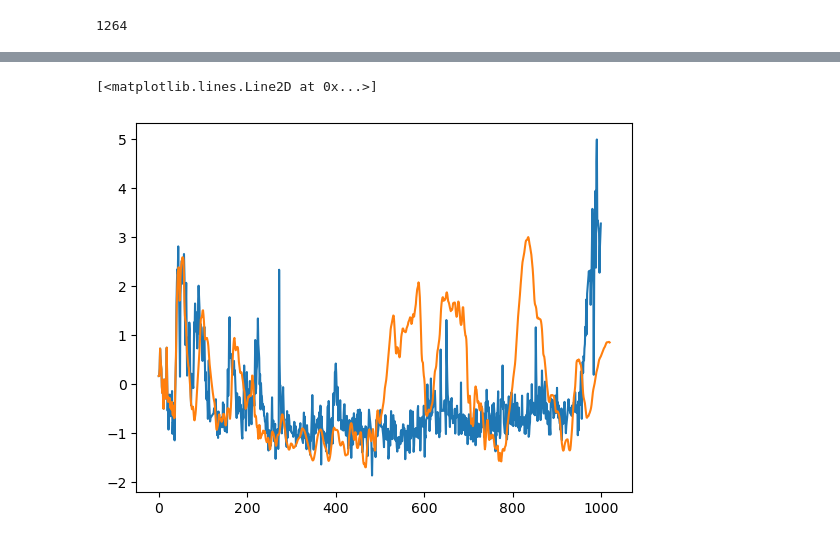
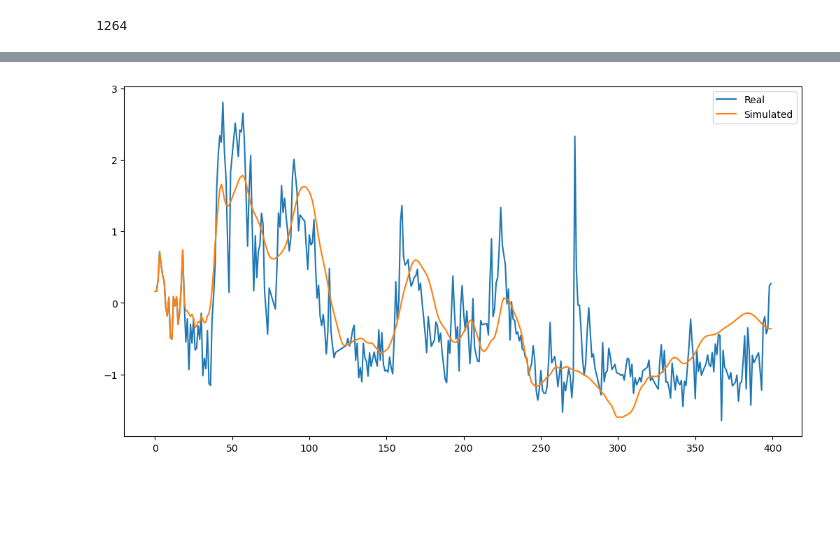
Before and after one commit to BenThrelfall/the_worm_machine, a Jupyter notebook: standard.ipynb, the cells around one changed output, grey strips where cells are left out. Drawn from its saved outputs; the diff is of its cells as text; code cells hidden in the pictures; blank space fills up the shorter version.

```diff
--- a/standard.ipynb
+++ b/standard.ipynb
@@ -157,19 +151,22 @@ window = window.reshape(1, 152, 20)
 
 line = []
 
-for i in range(1000):
+for i in range(1500):
     input = torch.from_numpy(window).float()
     out = model(input).detach().numpy().reshape(1, 152, 1)
     line.append(out)
     window = np.concatenate((window[:, :, 1:], out), axis=2)
 
-line = np.array(line).reshape(1000, 152)
+line = np.array(line).reshape(1500, 152)
 ext_line = np.concatenate((simple_x[0].T, line), axis = 0).T
 combined = np.concatenate((data.T, line), axis = 0).T
 line = line.T
 # %%
-plt.plot(data[60, :1000])
-plt.plot(ext_line[60])
+plt.plot(data[60, :400], label="Real")
+plt.plot(ext_line[60, :400], label="Simulated")
+fig = plt.gcf()
+fig.set_size_inches(12.5, 6.5)
+plt.legend(loc='best')
+plt.show()
 # %% [output]
-[<matplotlib.lines.Line2D at 0x...>]
-[figure, old version]
+[figure, new version]
```
Also changed, not shown: parts of 15 cells of this notebook, 2 other files.
